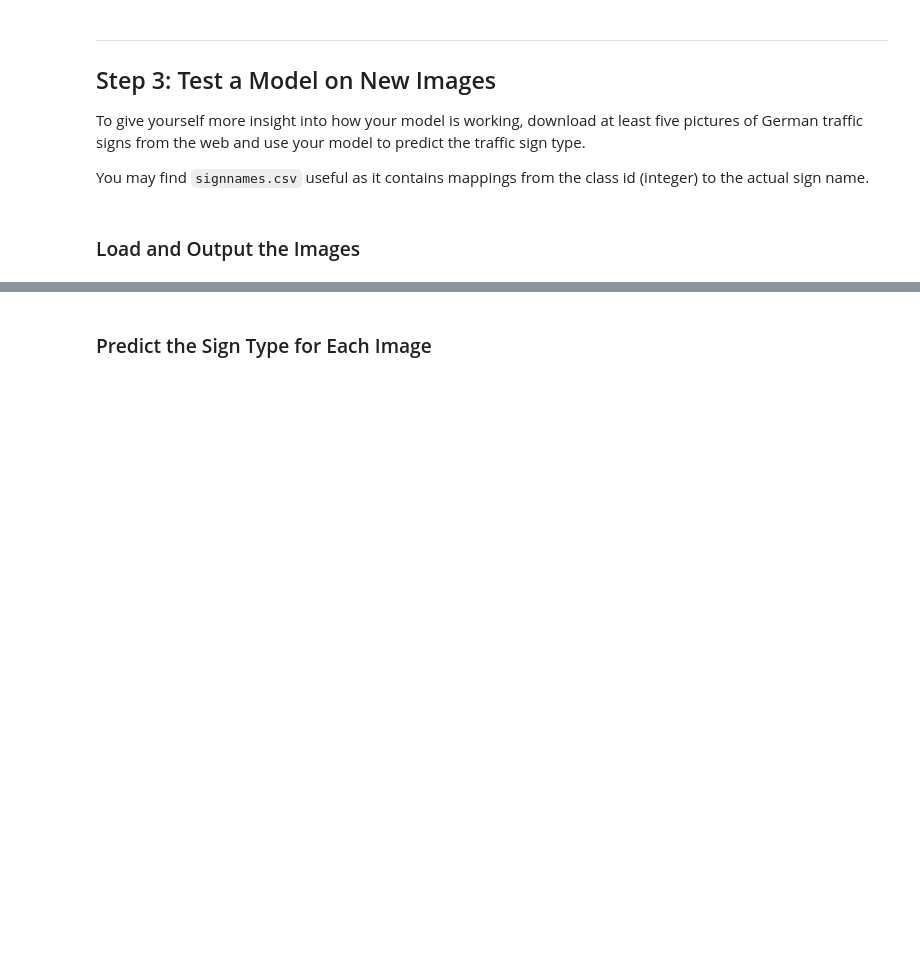
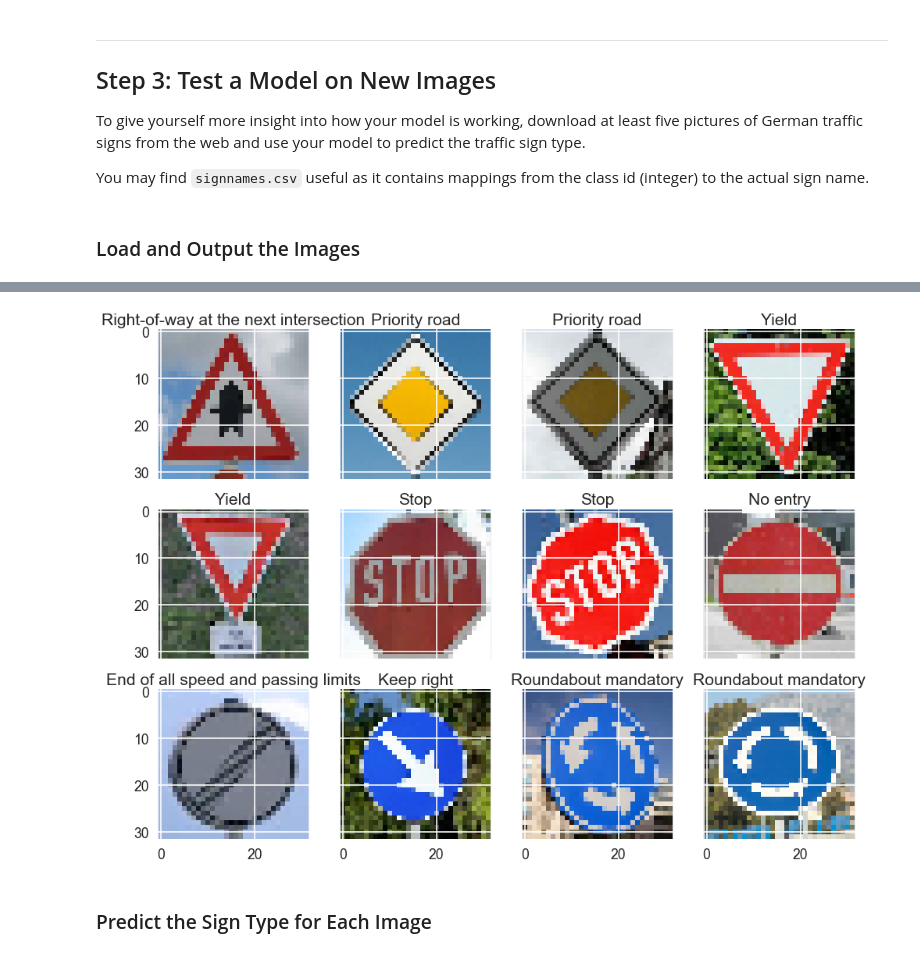
Before and after one commit to joytafty/CarND-Traffic-Sign-Classifier-Project, a Jupyter notebook: Traffic_Sign_Classifier.ipynb, the cells around one changed output, grey strips where cells are left out. Cells and saved outputs as stored; diff of their text form; code cells hidden in the pictures; blank space fills up the shorter version.

```diff
--- a/Traffic_Sign_Classifier.ipynb
+++ b/Traffic_Sign_Classifier.ipynb
@@ -464,10 +462,12 @@ NameError: name 'cv2' is not defined
 # %%
 ### Load the images and plot them here.
 ### Feel free to use as many code cells as needed.
-f3, axes3 = plt.subplots(5, 5, sharex='col', sharey='row', figsize=(24, 24))
+f3, axes3 = plt.subplots(3, 4, sharex='col', sharey='row', figsize=(16, 12))
 for xarray, ytrue, ax in zip(X_test_external, y_test_external, chain(*axes3)):
     ax.imshow(xarray)
     ax.set_title(signname_dict[ytrue])
+# %% [output]
+[figure, added]
 # %% [markdown]
 ### Predict the Sign Type for Each Image
 # %%
```
Also changed, not shown: parts of 8 cells of this notebook, 26 other files.
